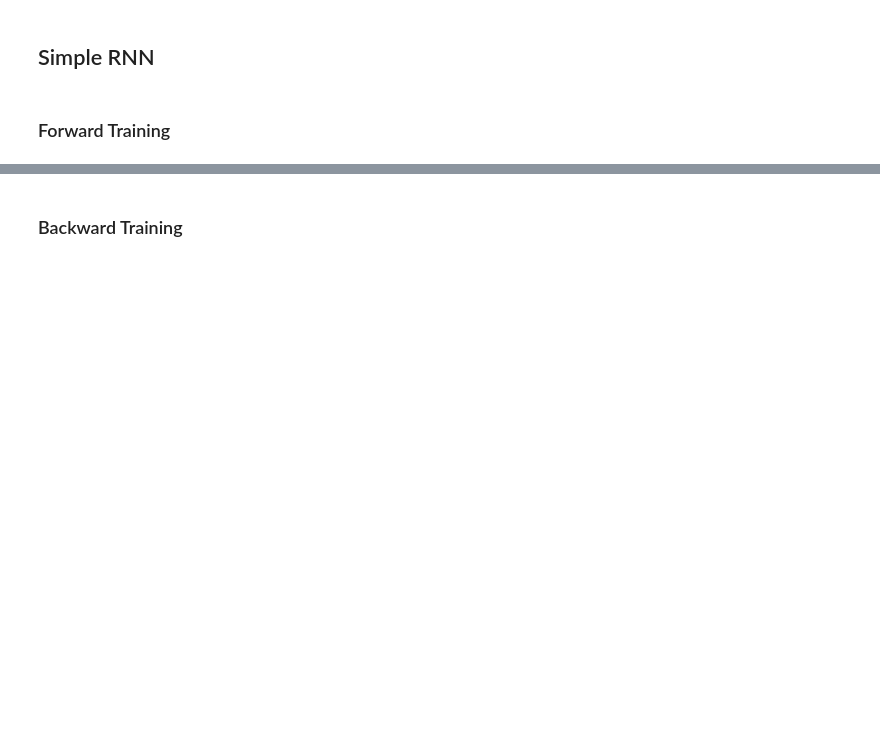
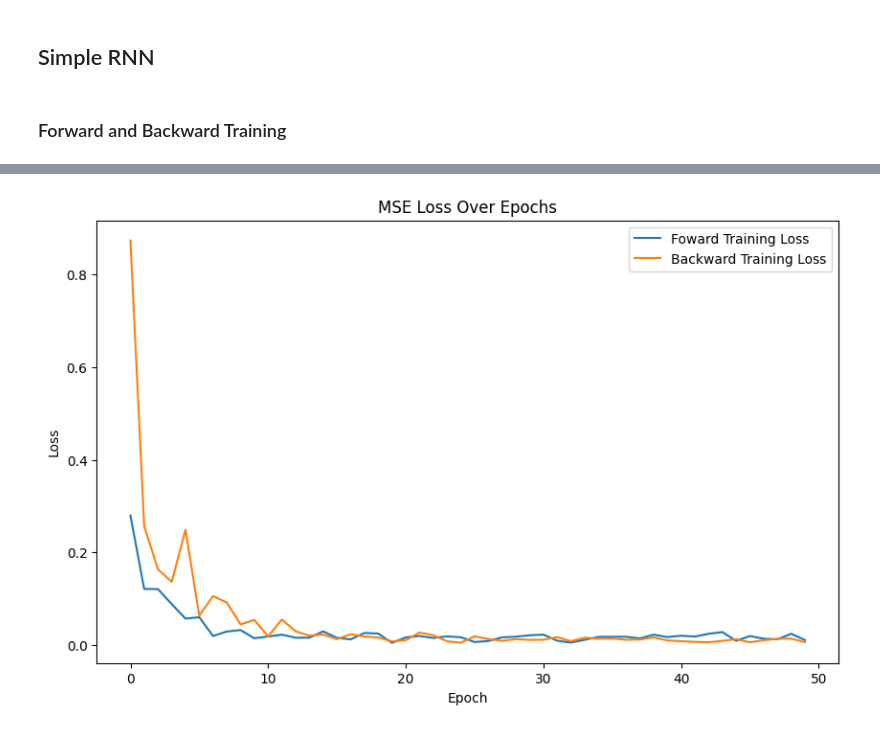
Before and after one commit to ChrisGuarino/PastPredict, a Jupyter notebook: chris_main.ipynb, the cells around one changed output, grey strips where cells are left out. Drawn from its saved outputs; the diff is of its cells as text; code cells hidden in the pictures; blank space fills up the shorter version.

Commit message:
Using MSE as the metric to compare forward vs backward

```diff
--- a/chris_main.ipynb
+++ b/chris_main.ipynb
@@ -18,21 +18,22 @@ scaled_features_bkwd = scaler.fit_transform(reversed_df)
 # %%
 import numpy as np
 
-def create_sequences(data, seq_length):
+def create_sequences(data, seq_length, prediction_length):
     xs = []
     ys = []
 
-    for i in range(len(data)-seq_length-1):
+    for i in range(len(data)-seq_length-prediction_length+1):
         x = data[i:(i+seq_length)]
-        y = data[i+seq_length][4]
+        y = data[i+seq_length+prediction_length-1][4]
         xs.append(x)
         ys.append(y)
 
     return np.array(xs), np.array(ys)
 
 seq_length = 5
-X_fwd, y_fwd = create_sequences(scaled_features_fwd, seq_length)
-X_bkwd, y_bkwd = create_sequences(scaled_features_bkwd, seq_length)
+predicition_length = 1
+X_fwd, y_fwd = create_sequences(scaled_features_fwd, seq_length,predicition_length)
+X_bkwd, y_bkwd = create_sequences(scaled_features_bkwd, seq_length, predicition_length)
 # %%
 split_fraction = 0.8
 split = int(split_fraction * len(X_fwd))
@@ -84,7 +110,8 @@ class SimpleRNN(nn.Module):
 # %% [markdown]
-### Forward Training
+### Forward and Backward Training
 # %%
 import torch.optim as optim
+import matplotlib.pyplot as plt
 
 # Define device
 device = torch.device("cuda" if torch.cuda.is_available() else "cpu")
@@ -92,31 +119,43 @@ if device == "cuda":
     print("Running on GPU")
 else: print("Running on CPU")
 
-#Model Define
+# Forward Model Initialization and Training
 model = SimpleRNN(input_size=6, hidden_size=20, output_size=1).to(device)
 criterion = nn.MSELoss()
 optimizer = optim.Adam(model.parameters(), lr=0.001)
+num_epochs = 50
 
-num_epochs = 100
-model.train()
+loss_values_fwd = training_loop(
+    num_epochs=num_epochs,
+    device=device,
+    optimizer=optimizer,
+    criterion=criterion,
+    model=model,
+    train_loader=train_loader_fwd
+              )
 
-for epoch in range(num_epochs):
-    for inputs, labels in train_loader_fwd:
-        inputs, labels = inputs.to(device), labels.to(device)
+# Backward Model Initialization and Training
+model = SimpleRNN(input_size=6, hidden_size=20, output_size=1).to(device)
+criterion = nn.MSELoss()
+optimizer = optim.Adam(model.parameters(), lr=0.001)
+num_epochs = 50
 
-        # Zero the parameter gradients
-        optimizer.zero_grad()
+loss_values_bkwd = training_loop(
+    num_epochs=num_epochs,
+    device=device,
+    optimizer=optimizer,
+    criterion=criterion,
+    model=model,
+    train_loader=train_loader_bkwd
+              )
 
-        # Forward pass
-        outputs = model(inputs)
-
-        # Calculate loss
-        loss = criterion(outputs, labels.unsqueeze(-1))
-
-        # Backward pass and optimize
-        loss.backward()
-        optimizer.step()
-
-    print(f'Epoch [{epoch+1}/{num_epochs}], Loss: {loss.item():.4f}')
+plt.figure(figsize=(10, 6))
+plt.plot(loss_values_fwd, label='Foward Training Loss')
+plt.plot(loss_values_bkwd, label='Backward Training Loss')
+plt.xlabel('Epoch')
+plt.ylabel('Loss')
+plt.title('MSE Loss Over Epochs')
+plt.legend()
+plt.show()
 # %% [output]
 Running on CPU
@@ -139,2 +178 @@ Epoch [100/100], Loss: 0.0074
+[figure, added]
-# %% [markdown]
-### Backward Training
```
Also changed, not shown: parts of 4 cells of this notebook.
